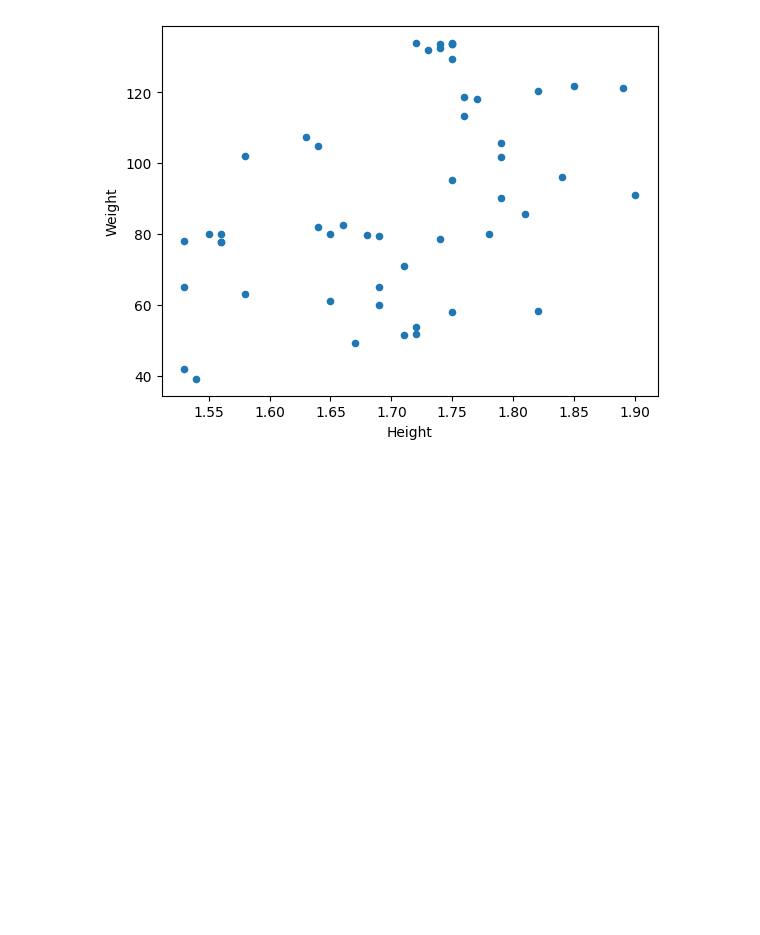
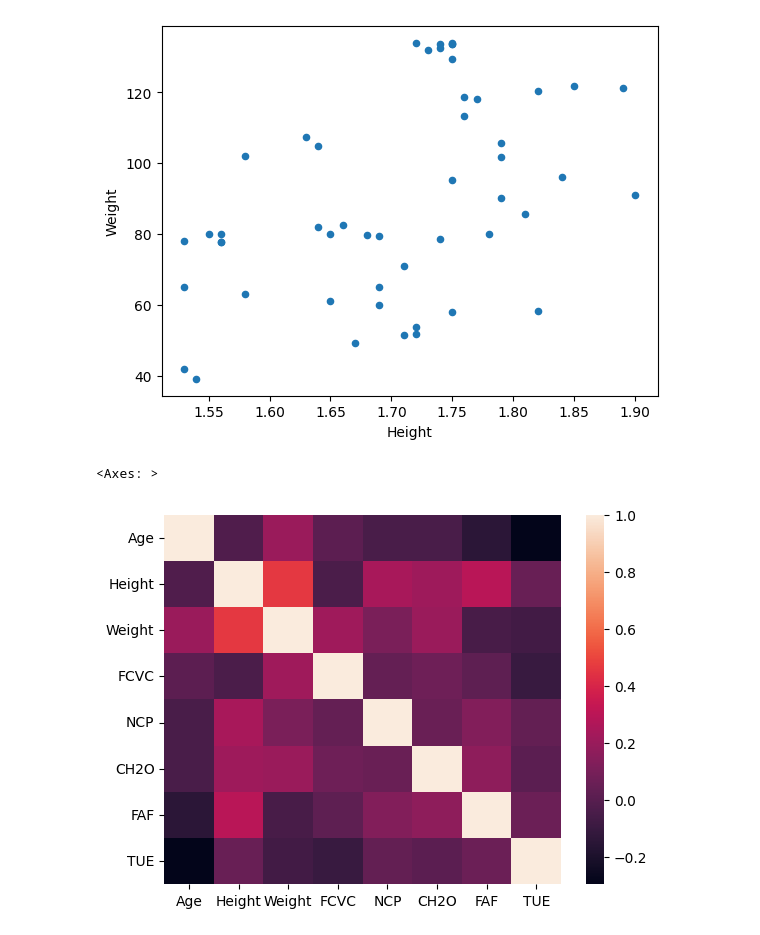
Before and after one commit to joshking-vs/Scientific-Computing, a Jupyter notebook: pandas_assignment.ipynb, the cells around one changed output. Cells and saved outputs as stored; diff of their text form; code cells hidden in the pictures; blank space fills up the shorter version.

```diff
--- a/pandas_assignment.ipynb
+++ b/pandas_assignment.ipynb
@@ -209,3 +209,9 @@ pltdata.plot(x='Height', y='Weight', kind='scatter', marker='o')
 # %% [output]
 <Axes: xlabel='Height', ylabel='Weight'>
 [figure]
+# %%
+import seaborn as sns
+sns.heatmap(dataNum.corr())
+# %% [output]
+<Axes: >
+[figure, added]
```
